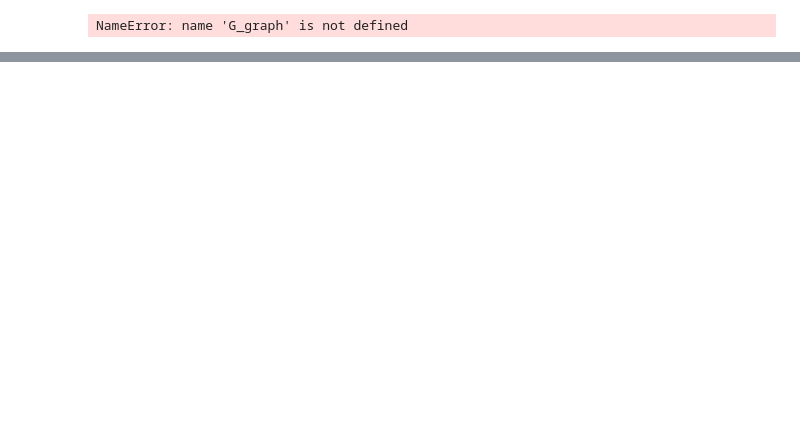
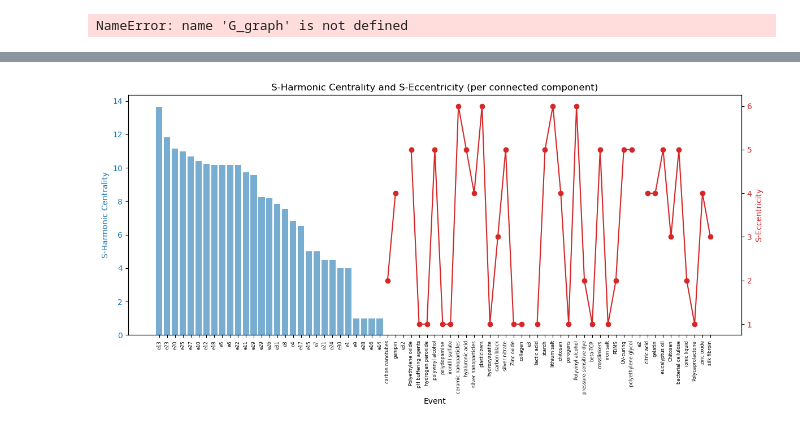
Before and after one commit to bellastewart/knowledge_graph, a Jupyter notebook: codependent.ipynb, the cells around one changed output, grey strips where cells are left out. Drawn from its saved outputs; the diff is of its cells as text; code cells hidden in the pictures; blank space fills up the shorter version.

```diff
--- a/codependent.ipynb
+++ b/codependent.ipynb
@@ -222,0 +417,50 @@ NameError: name 'G_graph' is not defined
+# %%
+import networkx as nx
+from hypernetx.algorithms.s_centrality_measures import s_harmonic_centrality
+import matplotlib.pyplot as plt
+import pandas as pd
+
+# Step 1: Get s-line graph
+s = 1
+line_graph = H.get_linegraph(s=s, edges=False)
+
+# Step 2: Compute harmonic centrality (can be on full graph)
+harm_centrality = s_harmonic_centrality(H, s=s)
+
+# Step 3: Compute eccentricity on connected components
+ecc_centrality = {}
+for component in nx.connected_components(line_graph):
+    subgraph = line_graph.subgraph(component)
+    ecc_sub = nx.eccentricity(subgraph)
+    ecc_centrality.update(ecc_sub)
+
+# Step 4: Create DataFrame
+df = pd.DataFrame([
+    {
+        "Event": node,
+        "S-Harmonic Centrality": harm_centrality.get(node, 0.0),
+        "S-Eccentricity": ecc_centrality.get(node, float("inf"))
+    }
+    for node in set(harm_centrality) | set(ecc_centrality)
+])
+
+# Step 5: Plot
+df_sorted = df.sort_values(by="S-Harmonic Centrality", ascending=False)
+fig, ax1 = plt.subplots(figsize=(12, 6))
+ax1.set_xlabel("Event")
+ax1.set_ylabel("S-Harmonic Centrality", color='tab:blue')
+ax1.bar(df_sorted["Event"], df_sorted["S-Harmonic Centrality"], color='tab:blue', alpha=0.6)
+ax1.tick_params(axis='y', labelcolor='tab:blue')
+ax1.set_xticks(range(len(df_sorted["Event"])))
+ax1.set_xticklabels(df_sorted["Event"], rotation=90, fontsize=6)
+
+ax2 = ax1.twinx()
+ax2.set_ylabel("S-Eccentricity", color='tab:red')
+ax2.plot(df_sorted["S-Eccentricity"].values, color='tab:red', marker='o')
+ax2.tick_params(axis='y', labelcolor='tab:red')
+
+plt.title("S-Harmonic Centrality and S-Eccentricity (per connected component)")
+plt.tight_layout()
+plt.show()
+# %% [output]
+[figure, added]
```
Also changed, not shown: parts of 25 cells of this notebook, 7 other files.
